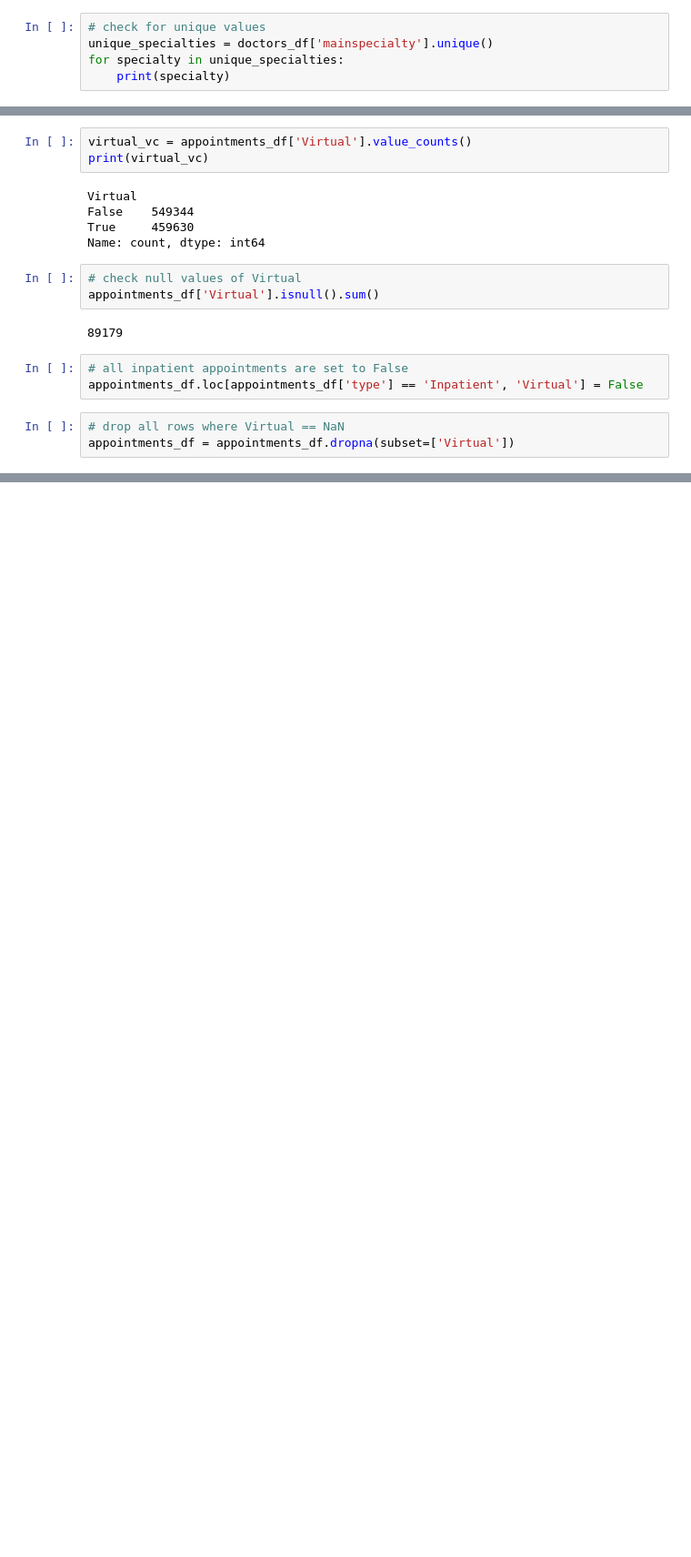
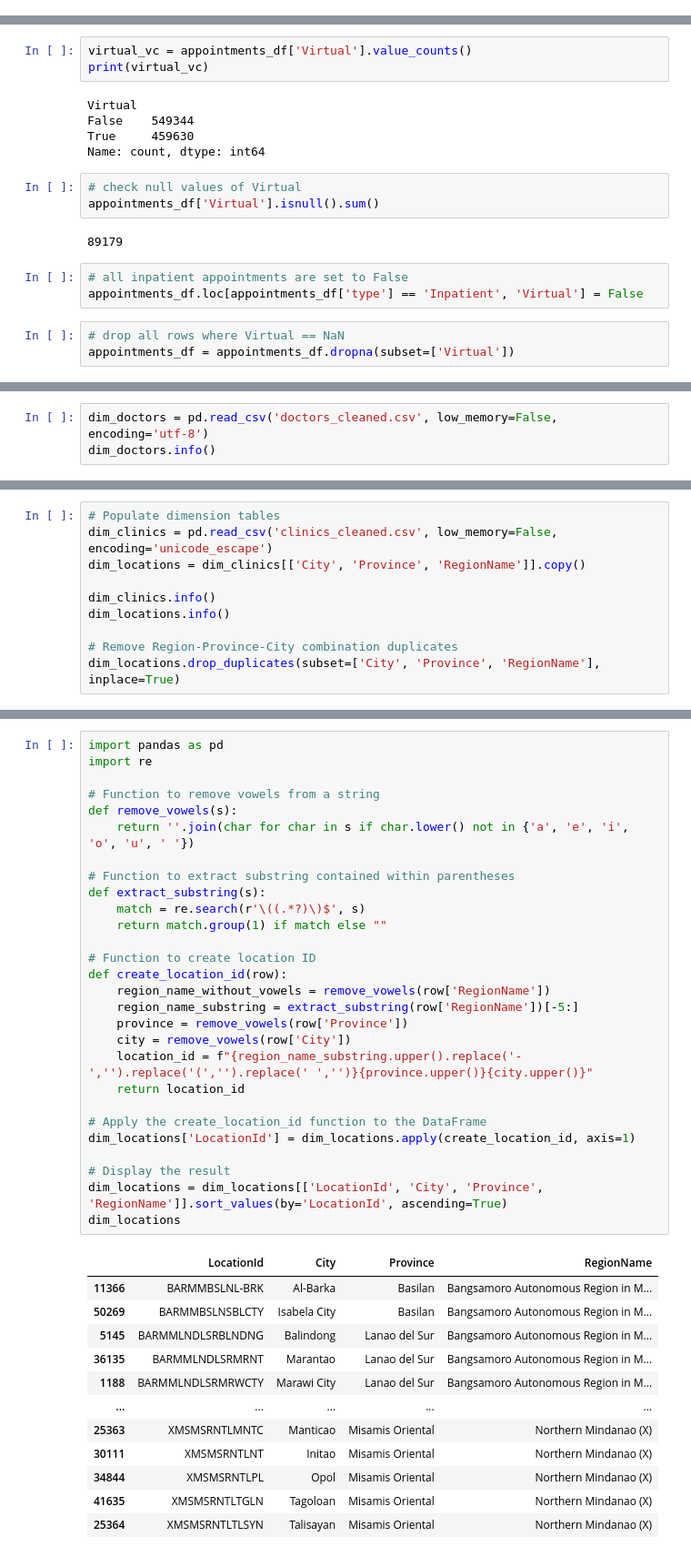
Before and after one commit to axsulit/olap-dashboard-app, a Jupyter notebook: clean_data/Process-Data.ipynb, the cells around one changed output, grey strips where cells are left out. Shown at 91% size. Saved outputs shown, nothing was run; the diff lists cells and outputs as text; blank space fills up the shorter version.

Commit message:
finalized process-data

```diff
--- a/clean_data/Process-Data.ipynb
+++ b/clean_data/Process-Data.ipynb
@@ -381,5 +0,0 @@ Name: mainspecialty, Length: 60024, dtype: object
-# %%
-# check for unique values
-unique_specialties = doctors_df['mainspecialty'].unique()
-for specialty in unique_specialties:
-    print(specialty)
@@ -1619,0 +669,3 @@ appointments_df = appointments_df.dropna(subset=['Virtual'])
+# %%
+dim_doctors = pd.read_csv('doctors_cleaned.csv', low_memory=False, encoding='utf-8')
+dim_doctors.info()
@@ -1619,0 +752,10 @@ appointments_df = appointments_df.dropna(subset=['Virtual'])
+# %%
+# Populate dimension tables
+dim_clinics = pd.read_csv('clinics_cleaned.csv', low_memory=False, encoding='unicode_escape')
+dim_locations = dim_clinics[['City', 'Province', 'RegionName']].copy()
+
+dim_clinics.info()
+dim_locations.info()
+
+# Remove Region-Province-City combination duplicates
+dim_locations.drop_duplicates(subset=['City', 'Province', 'RegionName'], inplace=True)
@@ -1619,0 +780,41 @@ appointments_df = appointments_df.dropna(subset=['Virtual'])
+# %%
+import pandas as pd
+import re
+
+# Function to remove vowels from a string
+def remove_vowels(s):
+    return ''.join(char for char in s if char.lower() not in {'a', 'e', 'i', 'o', 'u', ' '})
+
+# Function to extract substring contained within parentheses
+def extract_substring(s):
+    match = re.search(r'\((.*?)\)$', s)
+    return match.group(1) if match else ""
+
+# Function to create location ID
+def create_location_id(row):
+    region_name_without_vowels = remove_vowels(row['RegionName'])
+    region_name_substring = extract_substring(row['RegionName'])[-5:]
+    province = remove_vowels(row['Province'])
+    city = remove_vowels(row['City'])
+    location_id = f"{region_name_substring.upper().replace('-','').replace('(','').replace(' ','')}{province.upper()}{city.upper()}"
+    return location_id
+
+# Apply the create_location_id function to the DataFrame
+dim_locations['LocationId'] = dim_locations.apply(create_location_id, axis=1)
+
+# Display the result
+dim_locations = dim_locations[['LocationId', 'City', 'Province', 'RegionName']].sort_values(by='LocationId', ascending=True)
+dim_locations
+# %% [output]
+|  | LocationId | City | Province | RegionName |
+| 11366 | BARMMBSLNL-BRK | Al-Barka | Basilan | Bangsamoro Autonomous Region in M... |
+| 50269 | BARMMBSLNSBLCTY | Isabela City | Basilan | Bangsamoro Autonomous Region in M... |
+| 5145 | BARMMLNDLSRBLNDNG | Balindong | Lanao del Sur | Bangsamoro Autonomous Region in M... |
+| 36135 | BARMMLNDLSRMRNT | Marantao | Lanao del Sur | Bangsamoro Autonomous Region in M... |
+| 1188 | BARMMLNDLSRMRWCTY | Marawi City | Lanao del Sur | Bangsamoro Autonomous Region in M... |
+| ... | ... | ... | ... | ... |
+| 25363 | XMSMSRNTLMNTC | Manticao | Misamis Oriental | Northern Mindanao (X) |
+| 30111 | XMSMSRNTLNT | Initao | Misamis Oriental | Northern Mindanao (X) |
+| 34844 | XMSMSRNTLPL | Opol | Misamis Oriental | Northern Mindanao (X) |
+| 41635 | XMSMSRNTLTGLN | Tagoloan | Misamis Oriental | Northern Mindanao (X) |
+| 25364 | XMSMSRNTLTLSYN | Talisayan | Misamis Oriental | Northern Mindanao (X) |
```
Also changed, not shown: parts of 157 cells of this notebook.
